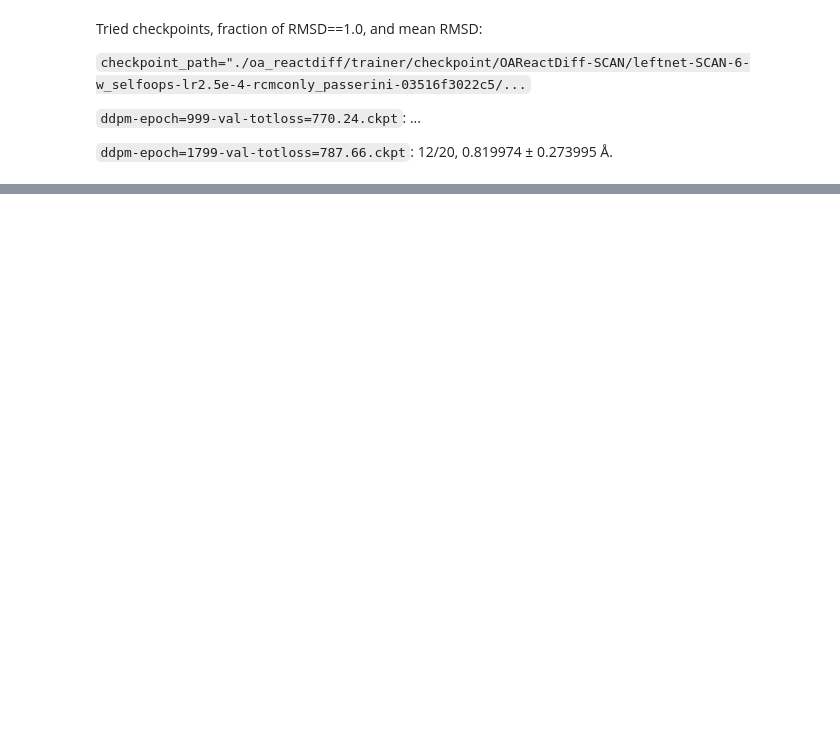
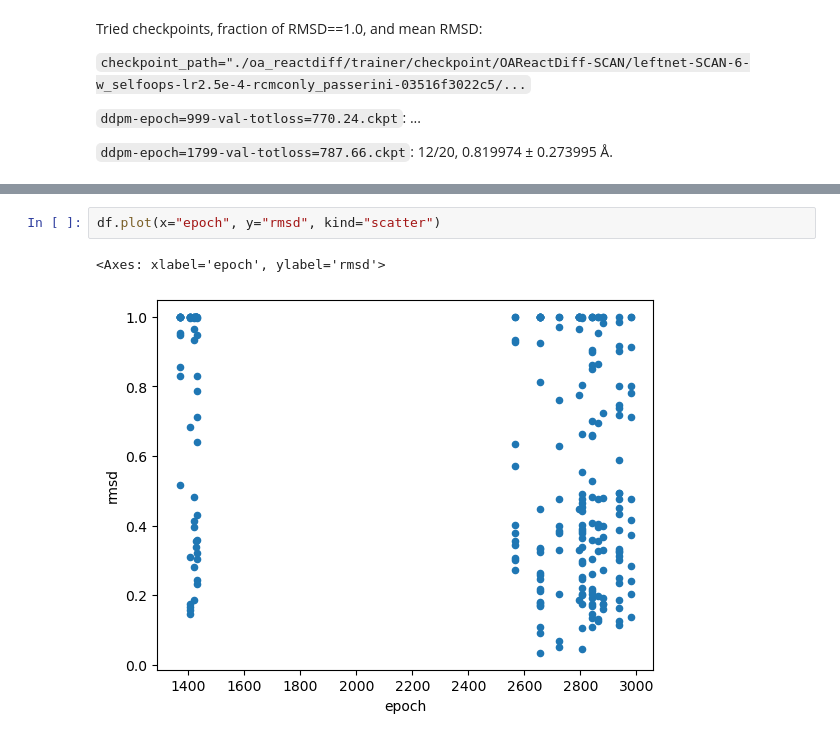
Before and after one commit to tlinjordet/SCAN-OAReactDiff, a Jupyter notebook: OA-ReactDiff-SCAN-9w_self-loops-trained_models-20250709-fixed_in_source.ipynb, the cells around one changed output, grey strips where cells are left out. Cells and saved outputs as stored; diff of their text form; blank space fills up the shorter version.

```diff
--- a/OA-ReactDiff-SCAN-9w_self-loops-trained_models-20250709-fixed_in_source.ipynb
+++ b/OA-ReactDiff-SCAN-9w_self-loops-trained_models-20250709-fixed_in_source.ipynb
@@ -983,0 +956,5 @@ output_dir
+# %%
+df.plot(x="epoch", y="rmsd", kind="scatter")
+# %% [output]
+<Axes: xlabel='epoch', ylabel='rmsd'>
+[figure, added]
```
Also changed, not shown: parts of 28 cells of this notebook, 26 other files.
